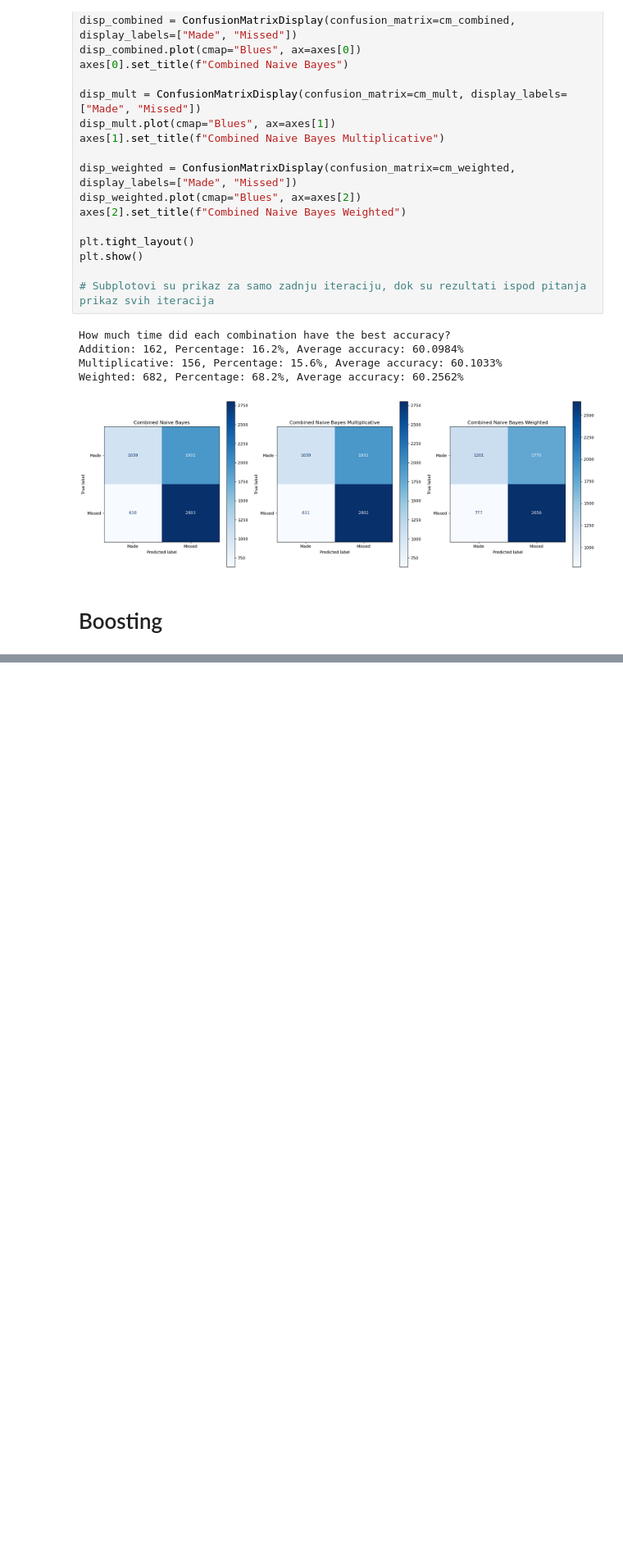
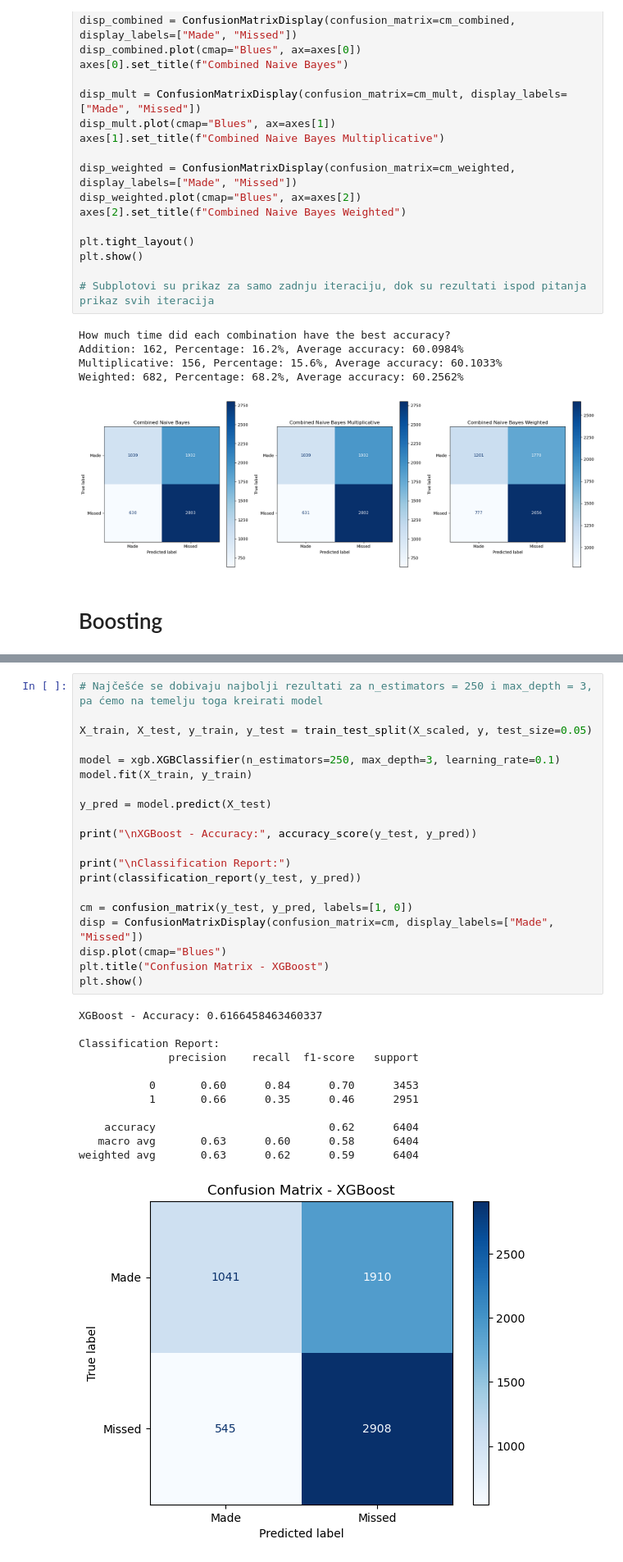
Before and after one commit to markojerkic/uzop-lab3, a Jupyter notebook: clanak.ipynb, the cells around one changed output, grey strips where cells are left out. Shown at 82% size. Drawn from its saved outputs; the diff is of its cells as text; blank space fills up the shorter version.

```diff
--- a/clanak.ipynb
+++ b/clanak.ipynb
@@ -320,0 +412,33 @@ Weighted: 682, Percentage: 68.2%, Average accuracy: 60.2562%
+# %%
+# Najčešće se dobivaju najbolji rezultati za n_estimators = 250 i max_depth = 3, pa ćemo na temelju toga kreirati model
+
+X_train, X_test, y_train, y_test = train_test_split(X_scaled, y, test_size=0.05)
+
+model = xgb.XGBClassifier(n_estimators=250, max_depth=3, learning_rate=0.1)
+model.fit(X_train, y_train)
+
+y_pred = model.predict(X_test)
+
+print("\nXGBoost - Accuracy:", accuracy_score(y_test, y_pred))
+
+print("\nClassification Report:")
+print(classification_report(y_test, y_pred))
+
+cm = confusion_matrix(y_test, y_pred, labels=[1, 0])
+disp = ConfusionMatrixDisplay(confusion_matrix=cm, display_labels=["Made", "Missed"])
+disp.plot(cmap="Blues")
+plt.title("Confusion Matrix - XGBoost")
+plt.show()
+# %% [output]
+XGBoost - Accuracy: 0.6166458463460337
+
+Classification Report:
+              precision    recall  f1-score   support
+
+           0       0.60      0.84      0.70      3453
+           1       0.66      0.35      0.46      2951
+
+    accuracy                           0.62      6404
+   macro avg       0.63      0.60      0.58      6404
+weighted avg       0.63      0.62      0.59      6404
+[figure, added]
```
Also changed, not shown: parts of 4 cells of this notebook.
